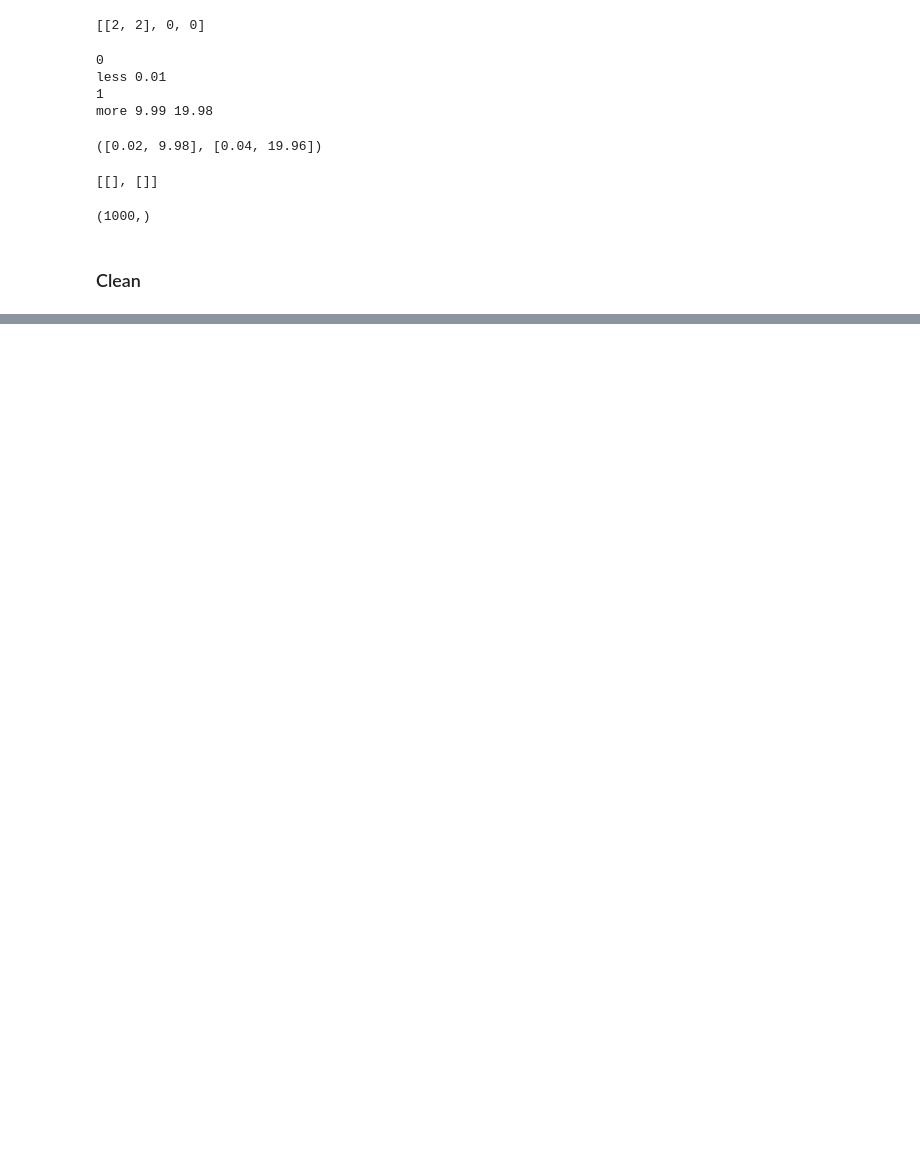
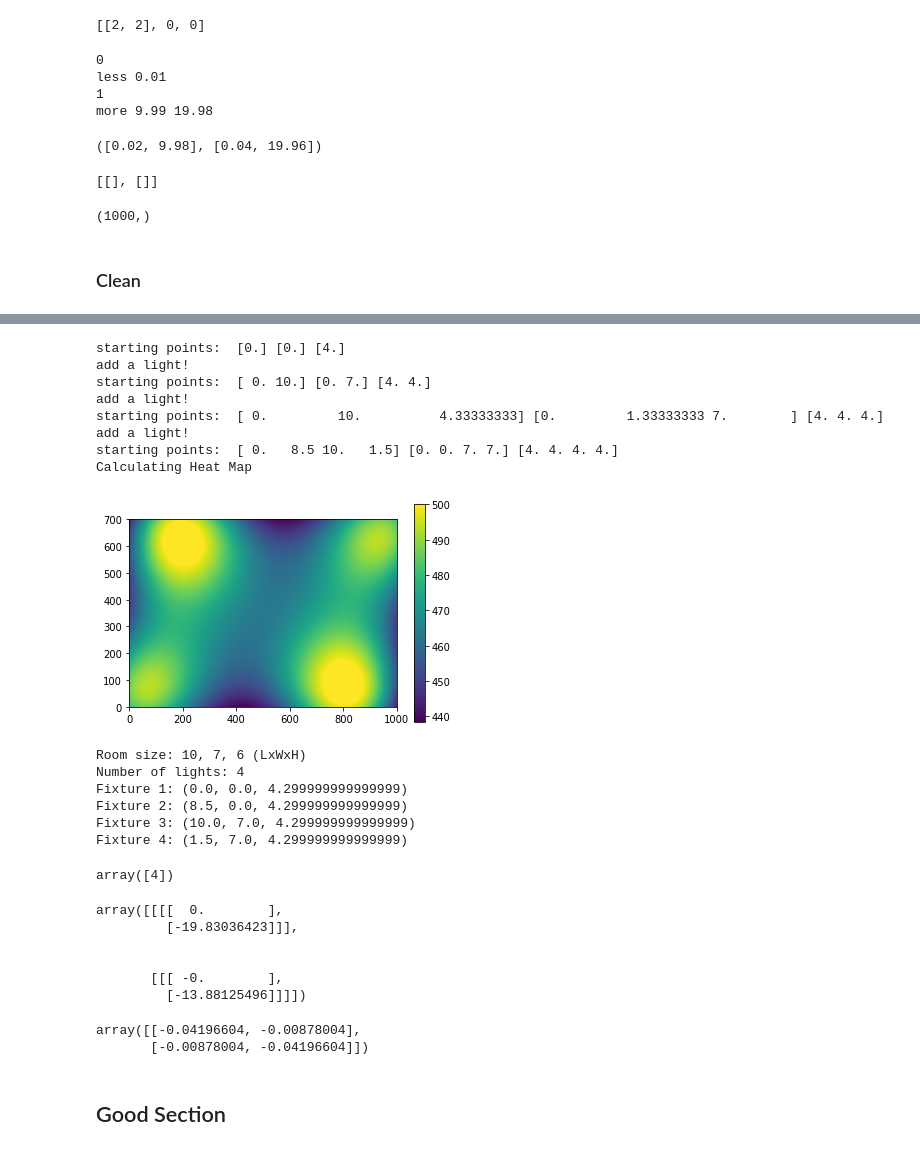
Before and after one commit to MikeElias14/411GroupProject, a Jupyter notebook: 411.ipynb, the cells around one changed output, grey strips where cells are left out. Drawn from its saved outputs; the diff is of its cells as text; code cells hidden in the pictures; blank space fills up the shorter version.

```diff
--- a/411.ipynb
+++ b/411.ipynb
@@ -468,0 +495,3 @@ Fixture 4: (1.5, 7)
+# %%
+arr = np.array([[1, 2, 3]])
+roo = np.array([[0, 0, 0], [0, 0, 0], [4, 4, 4]])
@@ -468,0 +516,5 @@ Fixture 4: (1.5, 7)
+# %%
+res = [0]*len(arr.T)
+for i in range(len(roo)):
+    res[i] = [(roo[i] + arr.T).T[x] for x in range(len(arr.T))]
+res = np.array(res)
@@ -468,0 +525,4 @@ Fixture 4: (1.5, 7)
+# %%
+res = [0]*len(roo)
+for i in range(len(roo)):
+    res[i]
@@ -468,0 +556,2 @@ Fixture 4: (1.5, 7)
+# %%
+points = [(ix,iy) for ix, row in enumerate(roo) for iy, i in enumerate(row)]
@@ -468,0 +702,27 @@ Fixture 4: (1.5, 7)
+# %%
+l, w, h = 10, 7, 6
+num, x, y, z = opt(l, w, h)
+print("Room size: {}, {}, {} (LxWxH)".format(l, w, h))
+print("Number of lights: " + str(num))
+for i, point in enumerate(zip(x, y, z)):
+    print("Fixture {}: {}".format(i+1, point))
+# %% [output]
+starting points:  [0.] [0.] [4.]
+add a light!
+starting points:  [ 0. 10.] [0. 7.] [4. 4.]
+add a light!
+starting points:  [ 0.         10.          4.33333333] [0.         1.33333333 7.        ] [4. 4. 4.]
+add a light!
+starting points:  [ 0.   8.5 10.   1.5] [0. 0. 7. 7.] [4. 4. 4. 4.]
+Calculating Heat Map
+[figure, added]
+Room size: 10, 7, 6 (LxWxH)
+Number of lights: 4
+Fixture 1: (0.0, 0.0, 4.299999999999999)
+Fixture 2: (8.5, 0.0, 4.299999999999999)
+Fixture 3: (10.0, 7.0, 4.299999999999999)
+Fixture 4: (1.5, 7.0, 4.299999999999999)
+# %%
+z
+# %% [output]
+array([4])
@@ -468,0 +743,14 @@ Fixture 4: (1.5, 7)
+# %%
+grad
+# %% [output]
+array([[[[  0.        ],
+         [-19.83036423]]],
+
+
+       [[[ -0.        ],
+         [-13.88125496]]]])
+# %%
+np.linalg.inv(hess)
+# %% [output]
+array([[-0.04196604, -0.00878004],
+       [-0.00878004, -0.04196604]])
@@ -468,0 +762,2 @@ Fixture 4: (1.5, 7)
+# %% [markdown]
+## Good Section
```
Also changed, not shown: parts of 23 cells of this notebook.
